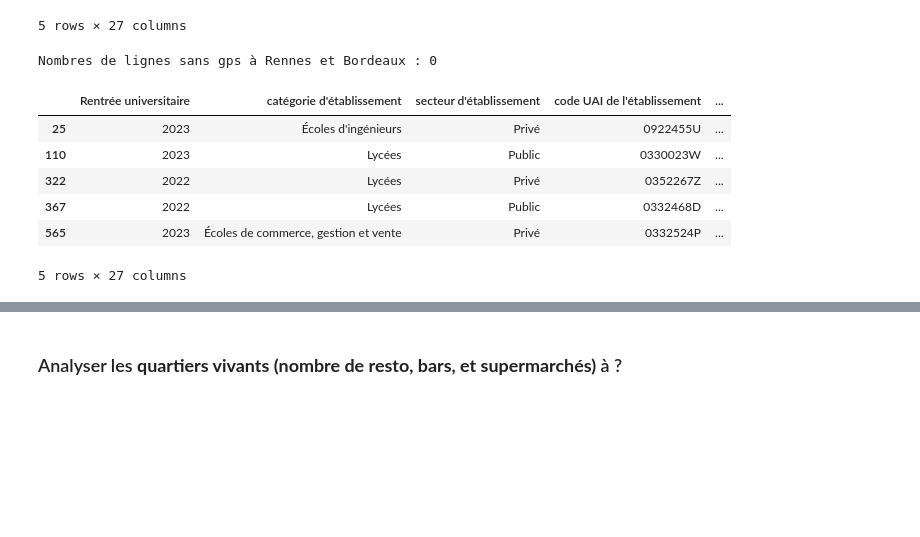
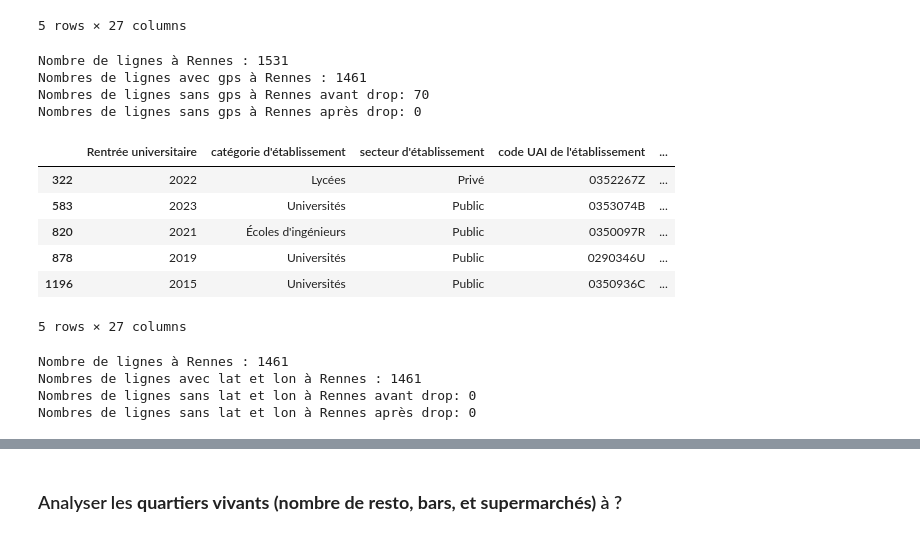
Before and after one commit to adam2504/Analyse_Donnees_Foncieres, a Jupyter notebook: notebook_adam.ipynb, the cells around one changed output, grey strips where cells are left out. Drawn from its saved outputs; the diff is of its cells as text; code cells hidden in the pictures; blank space fills up the shorter version.

```diff
--- a/notebook_adam.ipynb
+++ b/notebook_adam.ipynb
@@ -87,56 +86,44 @@ df_enseignement_sup.head()
 | 4 | 2023 | Écoles de commerce, gestion et vente | Privé | 0593202K | ... |
 5 rows × 27 columns
 # %%
-df_rennes_et_bordeaux = df_enseignement_sup[
-    df_enseignement_sup['Commune'].isin(['Bordeaux', 'Rennes'])
-]
+df_rennes = df_enseignement_sup[df_enseignement_sup['Commune'] == 'Rennes']
 
-df_rennes_et_bordeaux = df_rennes_et_bordeaux.dropna(subset=['gps'])
+print(f"Nombre de lignes à Rennes :", df_rennes.shape[0])
+print(f"Nombres de lignes avec gps à Rennes :", (df_rennes['gps'].isnull() == False).sum())
+print(f"Nombres de lignes sans gps à Rennes avant drop:", df_rennes['gps'].isnull().sum())
 
-print(f"Nombres de lignes sans gps à Rennes et Bordeaux :", df_rennes_et_bordeaux['gps'].isnull().sum())
-df_rennes_et_bordeaux.head()
+df_rennes = df_rennes.dropna(subset=['gps'])
+
+print(f"Nombres de lignes sans gps à Rennes après drop:", df_rennes['gps'].isnull().sum())
+df_rennes.head()
 # %% [output]
-Nombres de lignes sans gps à Rennes et Bordeaux : 0
+Nombre de lignes à Rennes : 1531
+Nombres de lignes avec gps à Rennes : 1461
+Nombres de lignes sans gps à Rennes avant drop: 70
+Nombres de lignes sans gps à Rennes après drop: 0
 |  | Rentrée universitaire | catégorie d'établissement | secteur d'établissement | code UAI de l'établissement | ... |
-| 25 | 2023 | Écoles d'ingénieurs | Privé | 0922455U | ... |
-| 110 | 2023 | Lycées | Public | 0330023W | ... |
 | 322 | 2022 | Lycées | Privé | 0352267Z | ... |
-| 367 | 2022 | Lycées | Public | 0332468D | ... |
-| 565 | 2023 | Écoles de commerce, gestion et vente | Privé | 0332524P | ... |
+| 583 | 2023 | Universités | Public | 0353074B | ... |
+| 820 | 2021 | Écoles d'ingénieurs | Public | 0350097R | ... |
+| 878 | 2019 | Universités | Public | 0290346U | ... |
+| 1196 | 2015 | Universités | Public | 0350936C | ... |
 5 rows × 27 columns
 # %%
 # Nettoyage des coordonnées
-df_rennes_et_bordeaux[['lat', 'lon']] = df_rennes_et_bordeaux['gps'].str.split(',', expand=True)
-df_rennes_et_bordeaux['lat'] = df_rennes_et_bordeaux['lat'].astype(float)
-df_rennes_et_bordeaux['lon'] = df_rennes_et_bordeaux['lon'].astype(float)
+df_rennes[['lat', 'lon']] = df_rennes['gps'].str.split(',', expand=True)
+df_rennes['lat'] = df_rennes['lat'].astype(float)
+df_rennes['lon'] = df_rennes['lon'].astype(float)
+
+print(f"Nombre de lignes à Rennes :", df_rennes[['lat', 'lon']].shape[0])
+print(f"Nombres de lignes avec lat et lon à Rennes :", ((df_rennes['lat'].isnull() == False) & (df_rennes['lon'].isnull() == False)).sum())
+print(f"Nombres de lignes sans lat et lon à Rennes avant drop:", ((df_rennes['lat'].isnull()) & (df_rennes['lon'].isnull())).sum())
 
 # On enlève les lignes sans coordonnées
-df_rennes_et_bordeaux = df_rennes_et_bordeaux.dropna(subset=['lat', 'lon'])
+df_rennes = df_rennes.dropna(subset=['lat', 'lon'])
 
-df_rennes = df_rennes_et_bordeaux[df_rennes_et_bordeaux['Commune'] == 'Rennes']
-
-fig_rennes = px.scatter_map(
-    df_rennes,
-    lat="lat",
-    lon="lon",
-    color="catégorie d'établissement",  # tu peux changer par 'secteur d'établissement' ou autre
-    size="nombre total d’étudiants inscrits hors doubles inscriptions université/CPGE",
-    hover_name="libellé de l'établissement",
-    hover_data={
-        "Commune": True,
-        "nombre total d’étudiants inscrits hors doubles inscriptions université/CPGE": True,
-        "secteur d'établissement": True,
-        "degre_etudes": True
-    },
-    zoom=12,
-    height=600,
-    center={"lat": 48.117, "lon": -1.677}
-)
-
-fig_rennes.update_layout(
-    mapbox_style="open-street-map",  # carte claire
-    title="Répartition géographique des établissements d’enseignement supérieur en France (2023)",
-    margin={"r":0,"t":50,"l":0,"b":0}
-)
-
-fig_rennes.show()
+print(f"Nombres de lignes sans lat et lon à Rennes après drop:", ((df_rennes['lat'].isnull()) & (df_rennes['lon'].isnull())).sum())
+# %% [output]
+Nombre de lignes à Rennes : 1461
+Nombres de lignes avec lat et lon à Rennes : 1461
+Nombres de lignes sans lat et lon à Rennes avant drop: 0
+Nombres de lignes sans lat et lon à Rennes après drop: 0
```
Also changed, not shown: parts of 17 cells of this notebook, 1 other file.
